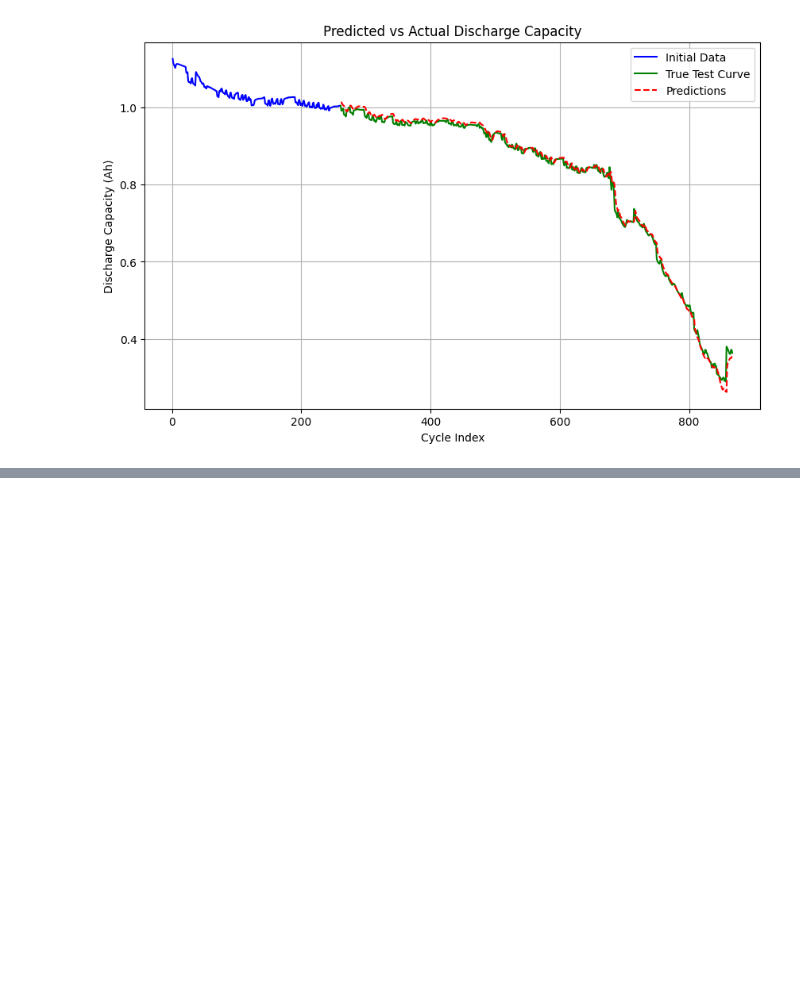
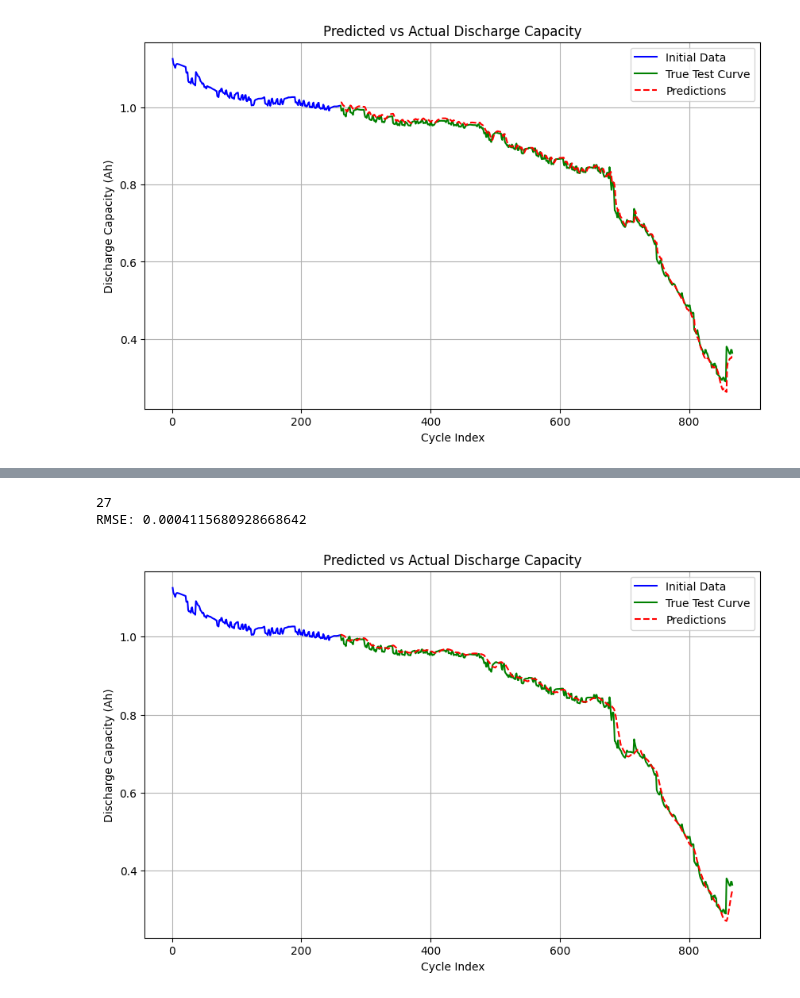
Before and after one commit to Shubham-Mate/Battery-RUL-Prediction, a Jupyter notebook: Paper Reproduction.ipynb, the cells around one changed output, grey strips where cells are left out. Cells and saved outputs as stored; diff of their text form; code cells hidden in the pictures; blank space fills up the shorter version.

Commit message:
Added CNN-ASTLSTM

```diff
--- a/Paper Reproduction.ipynb
+++ b/Paper Reproduction.ipynb
@@ -477,0 +481,18 @@ plot_predictions(model_4, dfs, TEST_BATTERY, generate_sliding_window_data, MIN,
+# %%
+model_5 = CNN_ASTLSTM(64, 128).to(device)
+optimizer = torch.optim.Adam(model_5.parameters())
+criterion = torch.nn.MSELoss()
+EPOCHS = 10
+
+
+for epoch in range(EPOCHS):
+    epoch_loss = 0.0
+    model_5.train()
+
+    for x, y in train_dataloader:
+        loss_item = train_step(model_5, x.unsqueeze(1), y, optimizer, criterion, device, MIN, DIFF)
+        epoch_loss += loss_item
+
+    avg_loss = epoch_loss / len(train_dataloader)
+    if epoch%1 == 0:
+        print(f"Epoch {epoch + 1}/{EPOCHS}, Loss: {avg_loss}")
@@ -477,0 +510,22 @@ plot_predictions(model_4, dfs, TEST_BATTERY, generate_sliding_window_data, MIN,
+# %%
+model_5.eval()
+
+test_loss = 0.0
+criterion = torch.nn.MSELoss(reduction='sum')
+
+with torch.no_grad():
+    for x, y in test_dataloader:
+        test_loss += test_step(model_5, x.unsqueeze(1), y, criterion, device, MIN, DIFF)
+
+test_loss = np.sqrt(test_loss)
+avg_test_loss = test_loss / (len(test_dataloader)*32)
+print(len(test_dataloader))
+
+print(f"RMSE: {avg_test_loss:}")
+# %% [output]
+27
+RMSE: 0.0004115680928668642
+# %%
+plot_predictions(model_5, dfs, TEST_BATTERY, generate_sliding_window_data, MIN, DIFF, device, 1, 30)
+# %% [output]
+[figure, added]
```
Also changed, not shown: parts of 4 cells of this notebook, 2 other files.
